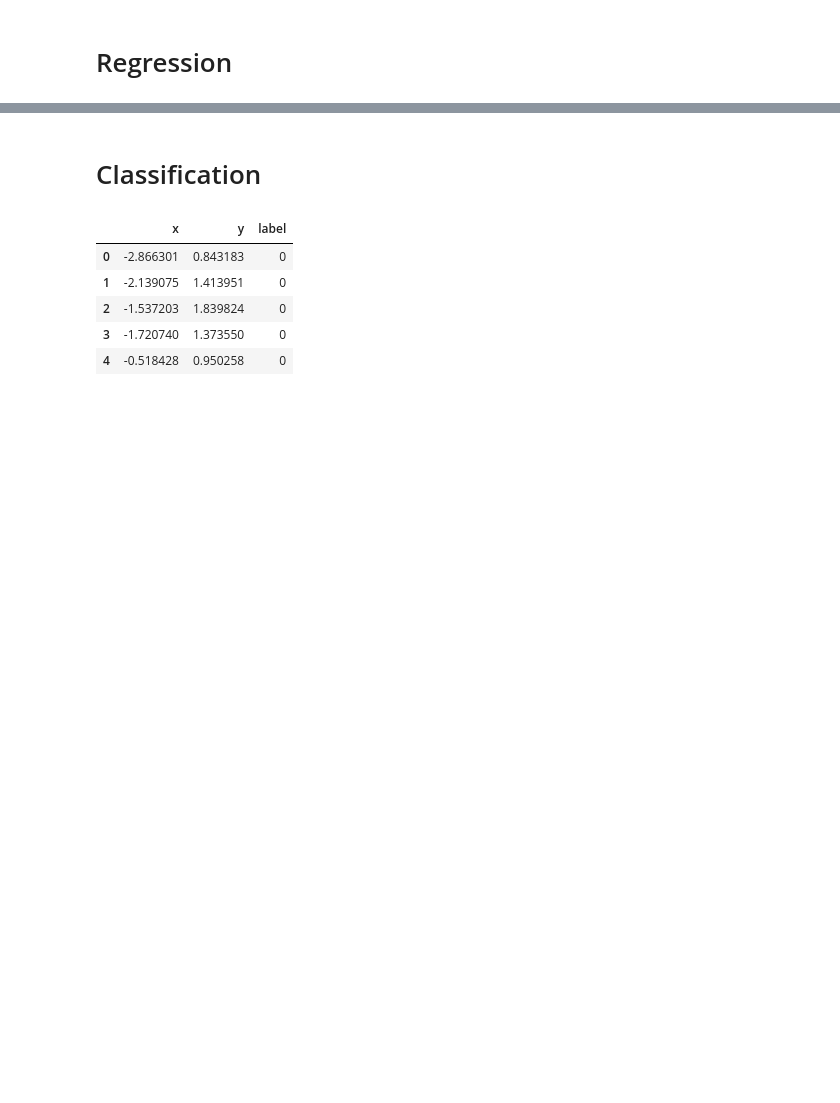
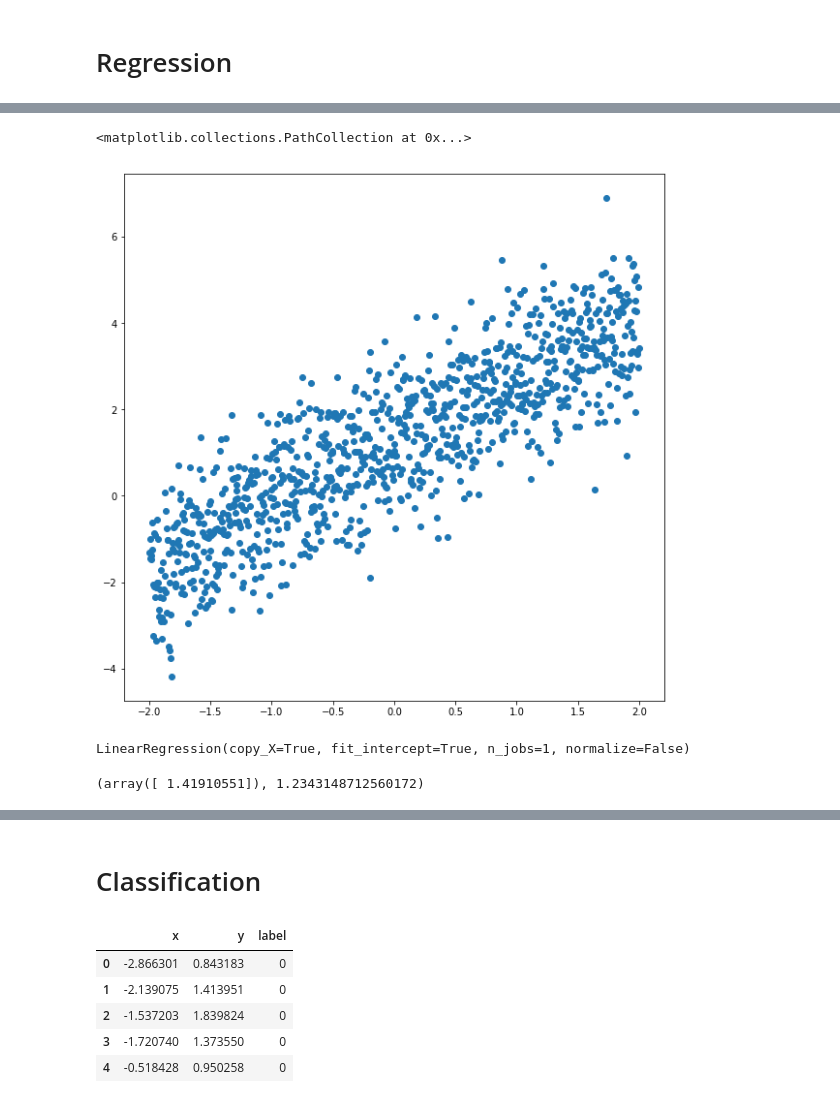
Before and after one commit to mitbal/sidu, a Jupyter notebook: musimpanas/session_3.ipynb, the cells around one changed output, grey strips where cells are left out. Drawn from its saved outputs; the diff is of its cells as text; code cells hidden in the pictures; blank space fills up the shorter version.

Commit message:
Update session 3 notebook with linear regression material

```diff
--- a/musimpanas/session_3.ipynb
+++ b/musimpanas/session_3.ipynb
@@ -2,3 +8,6 @@
 # Regression
 # %%
 # Use sklearn for linear regression closed form solution
+# %%
+df = pd.read_csv('linear1.csv')
+df.head()
@@ -4,0 +21,21 @@
+# %%
+_, ax = plt.subplots(figsize=(10, 10))
+
+ax.scatter(df['x'], df['y'])
+# %% [output]
+<matplotlib.collections.PathCollection at 0x...>
+[figure, added]
+# %%
+from sklearn.linear_model import LinearRegression
+
+X = df['x'].values.reshape(-1, 1)
+y = df['y']
+
+linreg = LinearRegression()
+linreg.fit(X=X, y=y)
+# %% [output]
+LinearRegression(copy_X=True, fit_intercept=True, n_jobs=1, normalize=False)
+# %%
+linreg.coef_, linreg.intercept_
+# %% [output]
+(array([ 1.41910551]), 1.2343148712560172)
```
Also changed, not shown: parts of 10 cells of this notebook.
